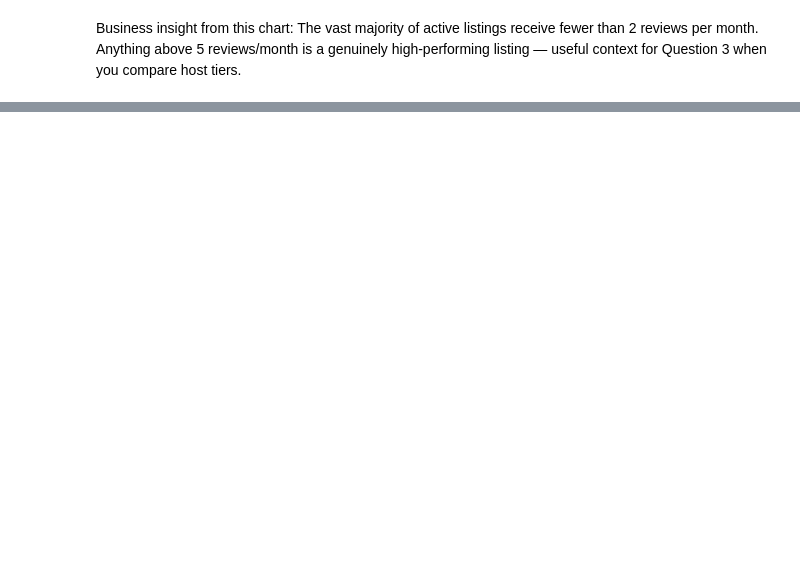
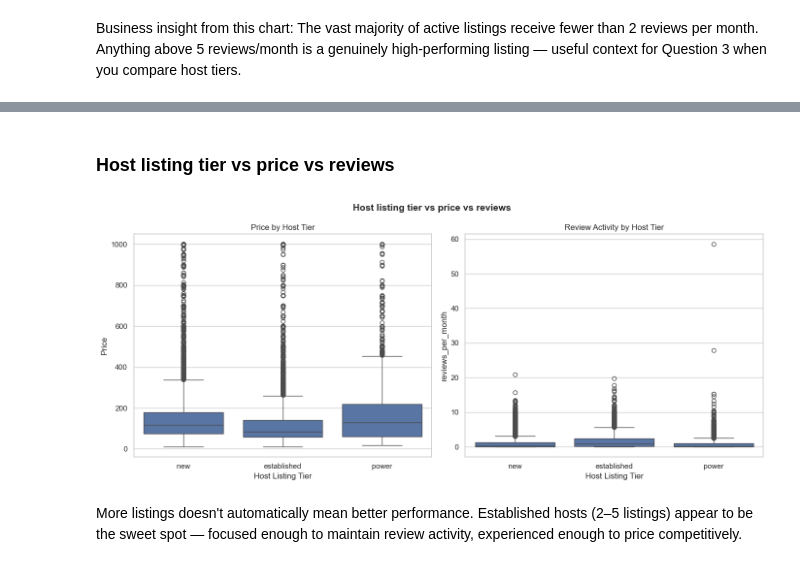
Before and after one commit to MSultanbek/airbnb-nyc-eda, a Jupyter notebook: notebooks/airbnb.ipynb, the cells around one changed output, grey strips where cells are left out. Drawn from its saved outputs; the diff is of its cells as text; code cells hidden in the pictures; blank space fills up the shorter version.

```diff
--- a/notebooks/airbnb.ipynb
+++ b/notebooks/airbnb.ipynb
@@ -376,0 +447,28 @@ Business insight from this chart: The vast majority of active listings receive f
+# %% [markdown]
+### Host listing tier vs price vs reviews
+# %%
+fig, axes = plt.subplots(1, 2, figsize=(14,6))
+tier_order = ['new', 'established', 'power']
+
+sns.boxplot(data=df, x = 'host_listing_tier', y = "price",
+            order= tier_order,
+            ax = axes[0])
+axes[0].set_title('Price by Host Tier')
+axes[0].set_xlabel("Host Listing Tier")
+axes[0].set_ylabel('Price')
+
+
+sns.boxplot(data=df, x = 'host_listing_tier', y = "reviews_per_month",
+             ax=axes[1],
+             order= tier_order)
+axes[1].set_title('Review Activity by Host Tier')
+axes[1].set_xlabel('Host Listing Tier')
+
+fig.suptitle('Host listing tier vs price vs reviews', fontsize=14, fontweight='bold')
+plt.tight_layout()
+plt.savefig('../visuals/Host listing tier vs price vs reviews.png', dpi=150, bbox_inches='tight')
+plt.show()
+# %% [output]
+[figure, added]
+# %% [markdown]
+More listings doesn't automatically mean better performance. Established hosts (2–5 listings) appear to be the sweet spot — focused enough to maintain review activity, experienced enough to price competitively.
```
Also changed, not shown: parts of 9 cells of this notebook, 5 other files.
